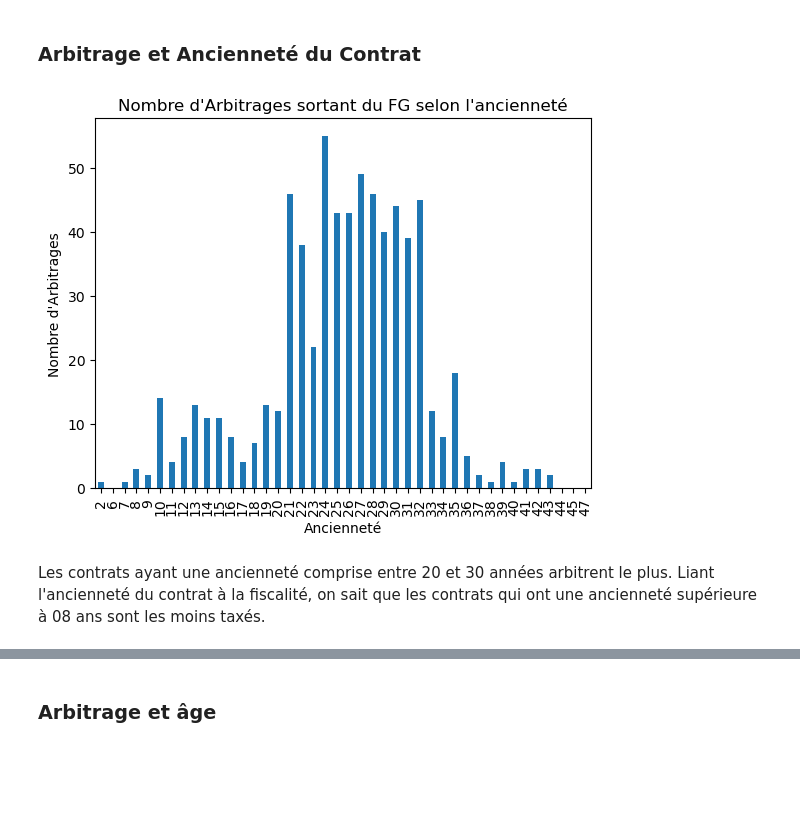
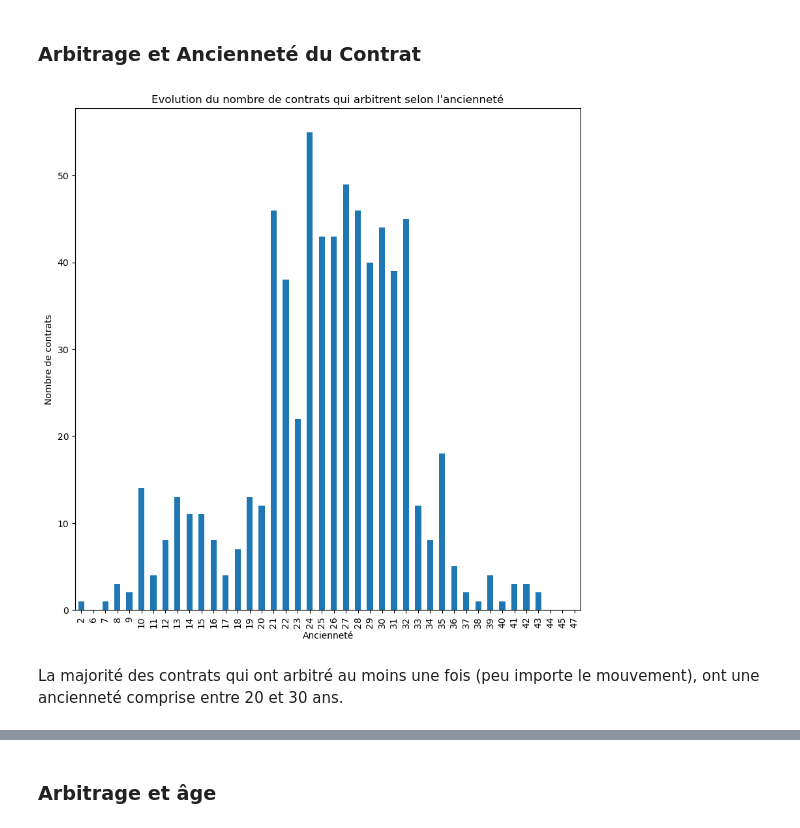
Before and after one commit to afonkou01/Arbitrage_Vie_BNP_Cardif, a Jupyter notebook: Avancement notebook - BNP Cardif_version.ipynb, the cells around one changed output, grey strips where cells are left out. Cells and saved outputs as stored; diff of their text form; code cells hidden in the pictures; blank space fills up the shorter version.

Commit message:
commentaires graphiques

```diff
--- a/Avancement notebook - BNP Cardif_version.ipynb
+++ b/Avancement notebook - BNP Cardif_version.ipynb
@@ -896,16 +897,16 @@ base_arbitrage_FG_update = base_multisupport.dropna(subset = ['operation'])[base
 # %% [markdown]
 ### Arbitrage et Ancienneté du Contrat
 # %%
-# Groupez par année et comptez le nombre d'arbitrages par année
+# Grouper par année et compter le nombre de contrats par année
 arbitrages_par_annee = base_contrats.groupby('anciennete')['operation'].count()
 
-# Créez un graphique (bar, line)
-arbitrages_par_annee.plot(kind='bar', xlabel='Ancienneté', ylabel='Nombre d\'Arbitrages', title="Nombre d\'Arbitrages sortant du FG selon l'ancienneté")
+#Graphique
+plt.figure(figsize=(10, 10))
+arbitrages_par_annee.plot(kind='bar', xlabel='Ancienneté', ylabel='Nombre de contrats' , title="Evolution du nombre de contrats qui arbitrent selon l'ancienneté")
 plt.show()
 # %% [output]
-[figure, old version]
+[figure, new version]
 # %% [markdown]
-Les contrats ayant une ancienneté comprise entre 20 et 30 années arbitrent le plus.
-Liant l'ancienneté du contrat à la fiscalité, on sait que les contrats qui ont une ancienneté supérieure à 08 ans sont les moins taxés.
+La majorité des contrats qui ont arbitré au moins une fois (peu importe le mouvement), ont une ancienneté comprise entre 20 et 30 ans.
 # %%
 #Regroupement de l'ancienneté en classes
```
Also changed, not shown: parts of 12 cells of this notebook.
